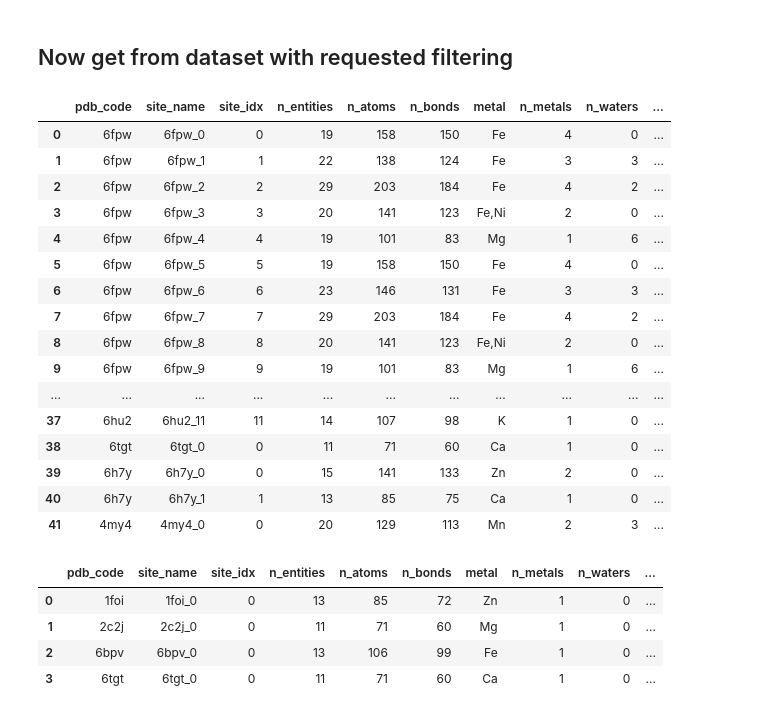
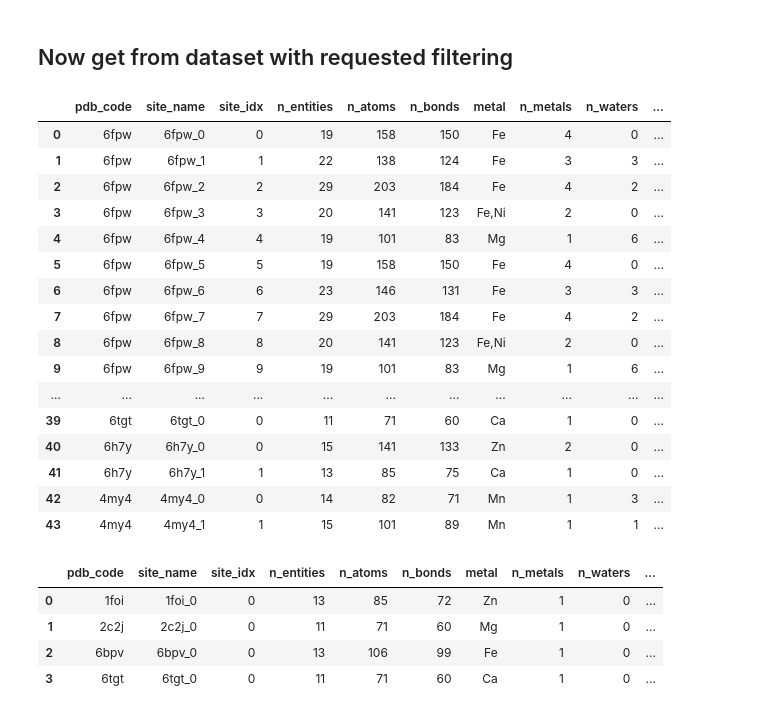
Before and after one commit to EvanKomp/metal_site_modeling, a Jupyter notebook: notebooks/pdb_loader_collator.ipynb, the cells around one changed output. Cells and saved outputs as stored; diff of their text form; code cells hidden in the pictures.

```diff
--- a/notebooks/pdb_loader_collator.ipynb
+++ b/notebooks/pdb_loader_collator.ipynb
@@ -143,26 +143,26 @@ ds = MetalSiteDataset(
     cache_folder='../data/1/1.1_parse_sites_metadata',
 )
 # %%
-md = ds.get_metadata()
+md = ds.get_filtered_metadata()
 md
 # %% [output]
 |  | pdb_code | site_name | site_idx | n_entities | n_atoms | n_bonds | metal | n_metals | n_waters | ... |
 | 0 | 6fpw | 6fpw_0 | 0 | 19 | 158 | 150 | Fe | 4 | 0 | ... |
 | 1 | 6fpw | 6fpw_1 | 1 | 22 | 138 | 124 | Fe | 3 | 3 | ... |
 | 2 | 6fpw | 6fpw_2 | 2 | 29 | 203 | 184 | Fe | 4 | 2 | ... |
 | 3 | 6fpw | 6fpw_3 | 3 | 20 | 141 | 123 | Fe,Ni | 2 | 0 | ... |
 | 4 | 6fpw | 6fpw_4 | 4 | 19 | 101 | 83 | Mg | 1 | 6 | ... |
 | 5 | 6fpw | 6fpw_5 | 5 | 19 | 158 | 150 | Fe | 4 | 0 | ... |
 | 6 | 6fpw | 6fpw_6 | 6 | 23 | 146 | 131 | Fe | 3 | 3 | ... |
 | 7 | 6fpw | 6fpw_7 | 7 | 29 | 203 | 184 | Fe | 4 | 2 | ... |
 | 8 | 6fpw | 6fpw_8 | 8 | 20 | 141 | 123 | Fe,Ni | 2 | 0 | ... |
 | 9 | 6fpw | 6fpw_9 | 9 | 19 | 101 | 83 | Mg | 1 | 6 | ... |
 | ... | ... | ... | ... | ... | ... | ... | ... | ... | ... | ... |
-| 37 | 6hu2 | 6hu2_11 | 11 | 14 | 107 | 98 | K | 1 | 0 | ... |
-| 38 | 6tgt | 6tgt_0 | 0 | 11 | 71 | 60 | Ca | 1 | 0 | ... |
-| 39 | 6h7y | 6h7y_0 | 0 | 15 | 141 | 133 | Zn | 2 | 0 | ... |
-| 40 | 6h7y | 6h7y_1 | 1 | 13 | 85 | 75 | Ca | 1 | 0 | ... |
-| 41 | 4my4 | 4my4_0 | 0 | 20 | 129 | 113 | Mn | 2 | 3 | ... |
+| 39 | 6tgt | 6tgt_0 | 0 | 11 | 71 | 60 | Ca | 1 | 0 | ... |
+| 40 | 6h7y | 6h7y_0 | 0 | 15 | 141 | 133 | Zn | 2 | 0 | ... |
+| 41 | 6h7y | 6h7y_1 | 1 | 13 | 85 | 75 | Ca | 1 | 0 | ... |
+| 42 | 4my4 | 4my4_0 | 0 | 14 | 82 | 71 | Mn | 1 | 3 | ... |
+| 43 | 4my4 | 4my4_1 | 1 | 15 | 101 | 89 | Mn | 1 | 1 | ... |
 # %%
 ds = MetalSiteDataset(
     cache_folder='../data/1/1.1_parse_sites_metadata',
```
Also changed, not shown: 3 other files.
